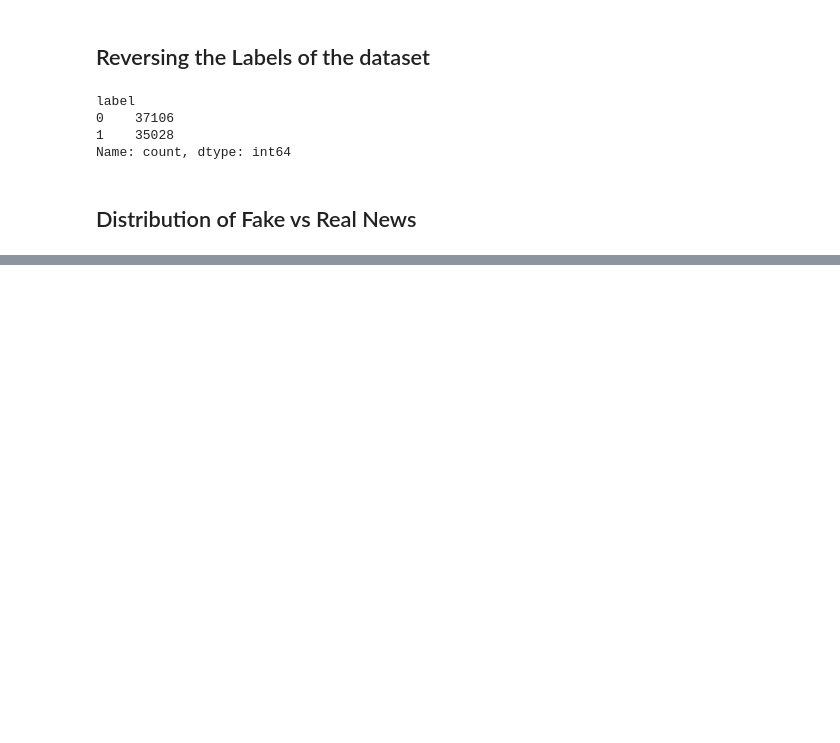
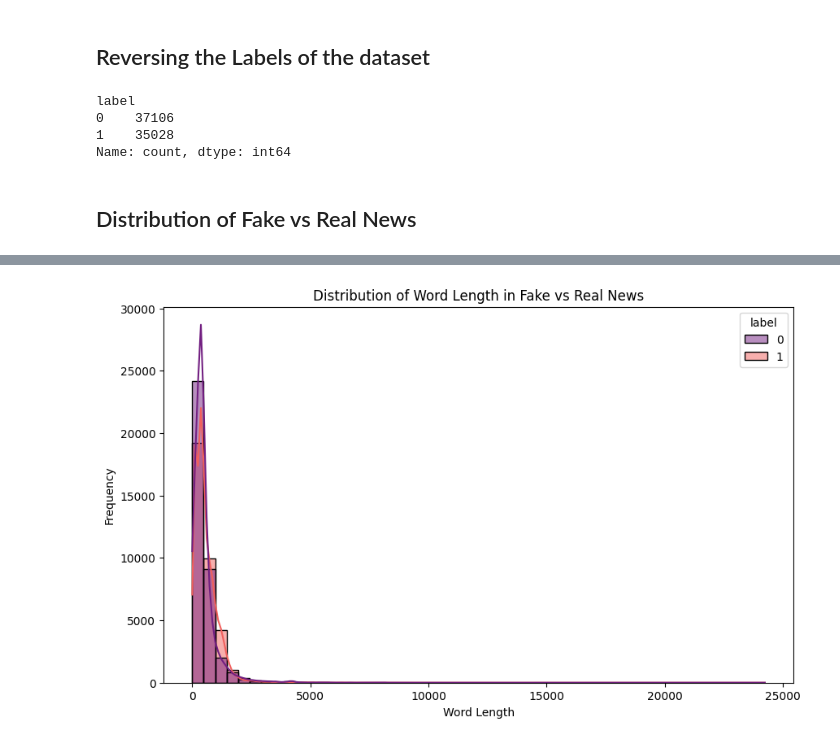
Before and after one commit to Susanta2025-lab/Fatocheck, a Jupyter notebook: notebooks/exploration.ipynb, the cells around one changed output, grey strips where cells are left out. Saved outputs shown, nothing was run; the diff lists cells and outputs as text; code cells hidden in the pictures; blank space fills up the shorter version.

```diff
--- a/notebooks/exploration.ipynb
+++ b/notebooks/exploration.ipynb
@@ -133,0 +136,4 @@ plt.show()
+# %%
+#adding two new columns for character length and word length of the content column
+df['char_length'] = df['content'].apply(len)
+df['word_length'] = df['content'].apply(lambda x: len(x.split()))
@@ -133,0 +150,10 @@ plt.show()
+# %%
+# Distribution of word length in fake vs real news
+plt.figure(figsize=(10, 6))
+sns.histplot(data=df, x='word_length', hue='label', bins=50, palette='magma', kde=True)
+plt.title('Distribution of Word Length in Fake vs Real News')
+plt.xlabel('Word Length')
+plt.ylabel('Frequency')
+plt.show()
+# %% [output]
+[figure, added]
```
Also changed, not shown: parts of 5 cells of this notebook.
